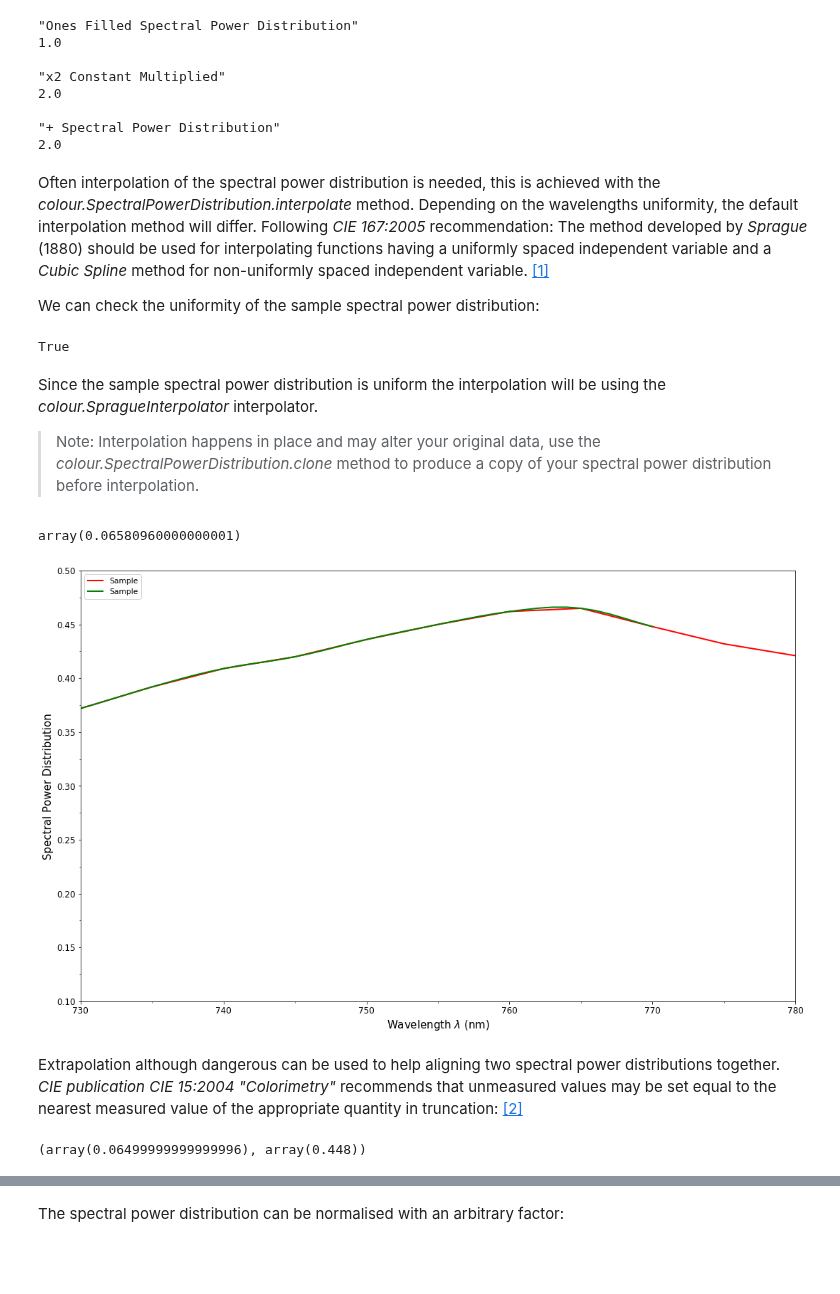
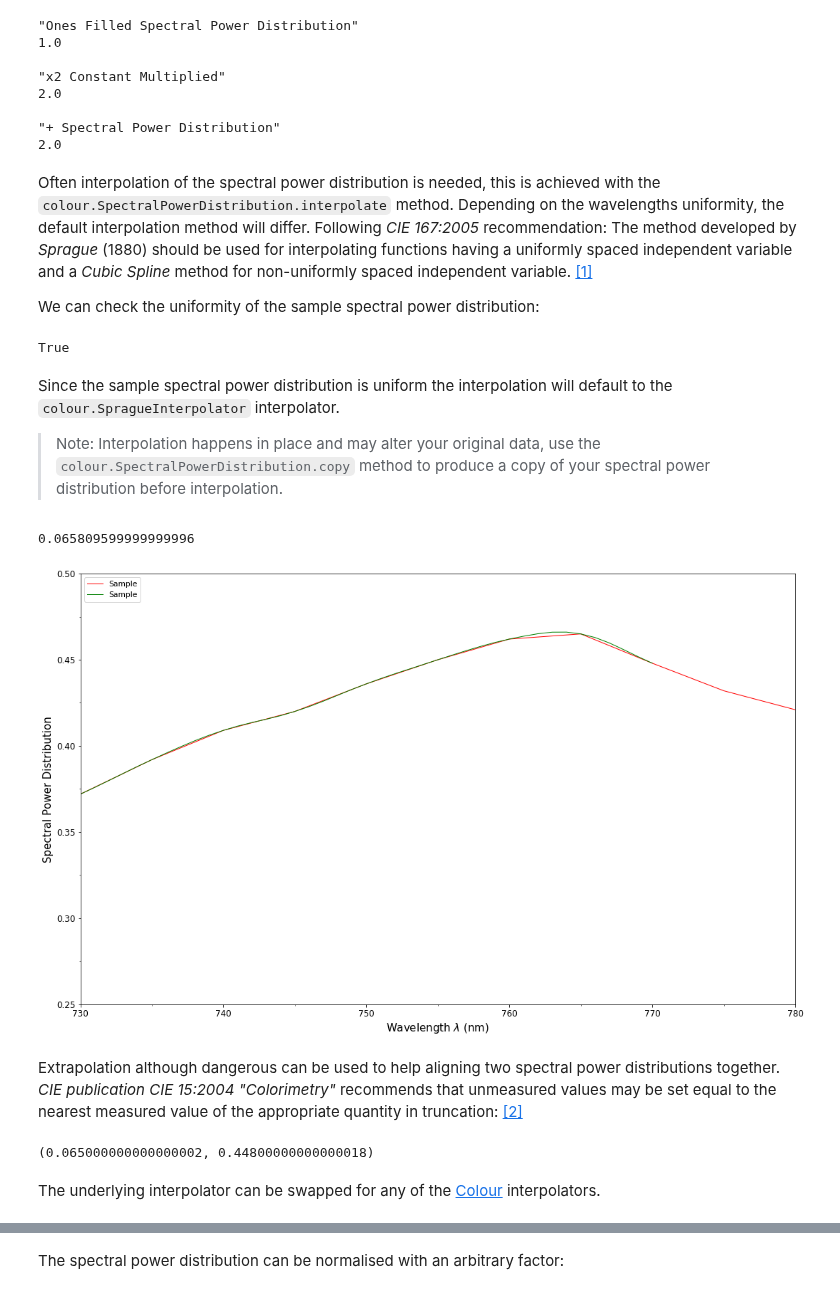
Before and after one commit to colour-science/colour-science.org, a Jupyter notebook: output/tutorial/index.ipynb, the cells around one changed output, grey strips where cells are left out. Cells and saved outputs as stored; diff of their text form; code cells hidden in the pictures; blank space fills up the shorter version.

```diff
--- a/output/tutorial/index.ipynb
+++ b/output/tutorial/index.ipynb
@@ -235,6 +236,6 @@ sample_spd_data = {
     775: 0.432,
     780: 0.421}
 
-spd = colour.SpectralPowerDistribution('Sample', sample_spd_data)
-print(spd)
+spd = colour.SpectralPowerDistribution(sample_spd_data, name='Sample')
+print(repr(spd))
 # %% [output]
@@ -360,7 +377,7 @@ print((spd1 + colour.ones_spd())[400])
 "+ Spectral Power Distribution"
 2.0
 # %% [markdown]
-Often interpolation of the spectral power distribution is needed, this is achieved with the *colour.SpectralPowerDistribution.interpolate* method. Depending on the wavelengths uniformity, the default interpolation method will differ. Following *CIE 167:2005* recommendation: The method developed by *Sprague* (1880) should be used for interpolating functions having a uniformly spaced independent variable and a *Cubic Spline* method for non-uniformly spaced independent variable. <a name="back_reference_1"></a><a href="#reference_1">[1]</a>
+Often interpolation of the spectral power distribution is needed, this is achieved with the `colour.SpectralPowerDistribution.interpolate` method. Depending on the wavelengths uniformity, the default interpolation method will differ. Following *CIE 167:2005* recommendation: The method developed by *Sprague* (1880) should be used for interpolating functions having a uniformly spaced independent variable and a *Cubic Spline* method for non-uniformly spaced independent variable. <a name="back_reference_1"></a><a href="#reference_1">[1]</a>
 
 We can check the uniformity of the sample spectral power distribution:
 # %%
@@ -369,28 +386,30 @@ print(spd.is_uniform())
 # %% [output]
 True
 # %% [markdown]
-Since the sample spectral power distribution is uniform the interpolation will be using the *colour.SpragueInterpolator* interpolator.
+Since the sample spectral power distribution is uniform the interpolation will default to the `colour.SpragueInterpolator` interpolator.
 
-> Note: Interpolation happens in place and may alter your original data, use the *colour.SpectralPowerDistribution.clone* method to produce a copy of your spectral power distribution before interpolation.
+> Note: Interpolation happens in place and may alter your original data, use the `colour.SpectralPowerDistribution.copy` method to produce a copy of your spectral power distribution before interpolation.
 # %%
-# Cloning the sample spectral power distribution.
-clone_spd = spd.clone()
+# Copying the sample spectral power distribution.
+spd_copy = spd.copy()
 
-# Interpolating the cloned sample spectral power distribution.
-clone_spd.interpolate(colour.SpectralShape(400, 770, 1))
-clone_spd[401]
+# Interpolating the copied sample spectral power distribution.
+spd_copy.interpolate(colour.SpectralShape(400, 770, 1))
+spd_copy[401]
 # %% [output]
-array(0.06580960000000001)
+0.065809599999999996
 # %%
 # Comparing the interpolated spectral power distribution with the original one.
-multi_spd_plot([spd, clone_spd], bounding_box=[730,780, 0.1, 0.5])
+multi_spd_plot([spd, spd_copy], bounding_box=[730,780, 0.25, 0.5])
 # %% [output]
-[figure, old version]
+[figure, new version]
 # %% [markdown]
 Extrapolation although dangerous can be used to help aligning two spectral power distributions together. *CIE publication CIE 15:2004 "Colorimetry"* recommends that unmeasured values may be set equal to the nearest measured value of the appropriate quantity in truncation: <a name="back_reference_2"></a><a href="#reference_2">[2]</a>
 # %%
-# Extrapolating the cloned sample spectral power distribution.
-clone_spd.extrapolate(colour.SpectralShape(340, 830))
-clone_spd[340], clone_spd[830]
+# Extrapolating the copied sample spectral power distribution.
+spd_copy.extrapolate(colour.SpectralShape(340, 830))
+spd_copy[340], spd_copy[830]
 # %% [output]
-(array(0.06499999999999996), array(0.448))
+(0.065000000000000002, 0.44800000000000018)
+# %% [markdown]
+The underlying interpolator can be swapped for any of the [Colour](https://github.com/colour-science/Colour/) interpolators.
```
Also changed, not shown: parts of 42 cells of this notebook, 4 other files.
